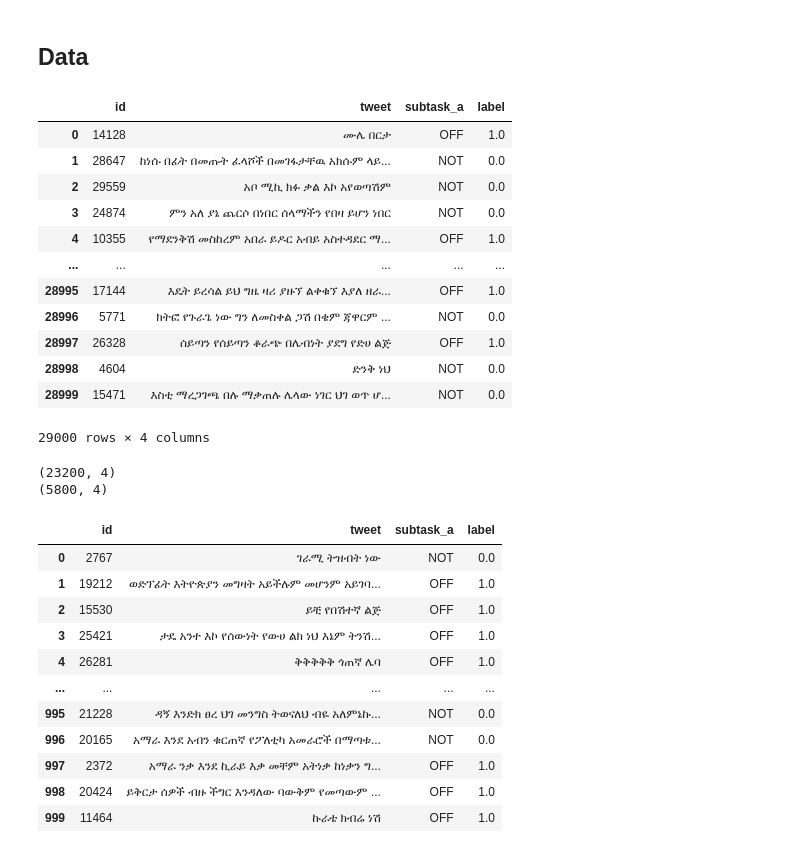
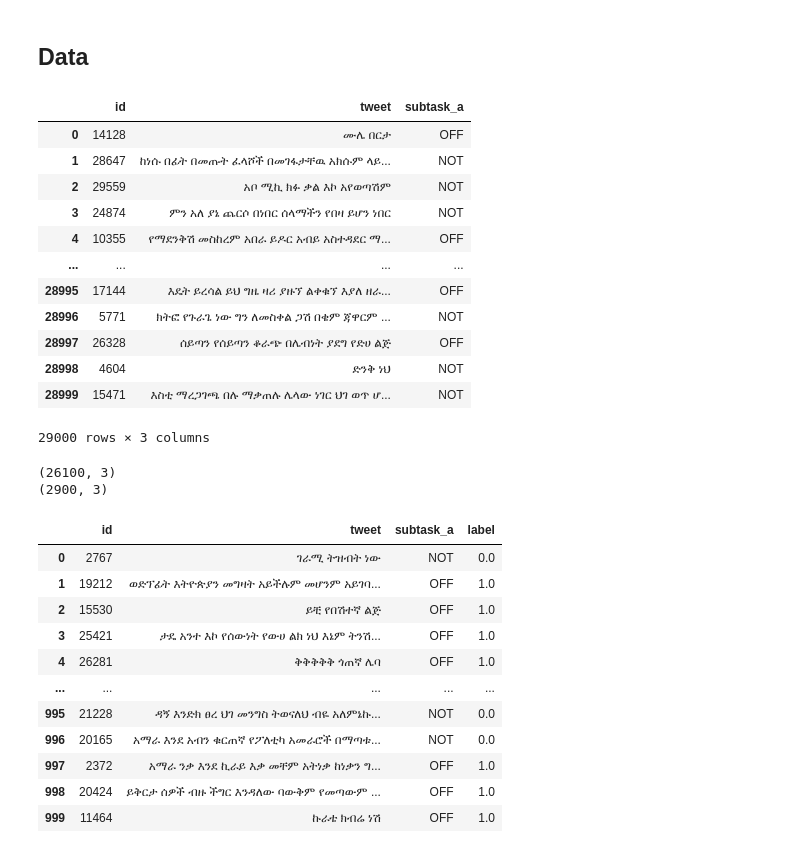
Before and after one commit to jcweaver/w266-project, a Jupyter notebook: mBERT_pytorch.ipynb, the cells around one changed output. Cells and saved outputs as stored; diff of their text form; code cells hidden in the pictures.

```diff
--- a/mBERT_pytorch.ipynb
+++ b/mBERT_pytorch.ipynb
@@ -41,26 +54,27 @@ from sklearn.model_selection import train_test_split
 # %% [markdown]
 ## Data
-# %%
-#Read in amharic data
-
-amharic_data = pd.read_csv('data/amharic/amharic_train.csv')
-
-#Creating new column with 0/1
-amharic_data["label"] = np.nan
-amharic_data.loc[(amharic_data["subtask_a"] == "OFF"), "label"] = 1
-amharic_data.loc[(amharic_data["subtask_a"] == "NOT"), "label"] = 0
-amharic_data
-# %% [output]
-|  | id | tweet | subtask_a | label |
-| 0 | 14128 | ሙሌ በርታ | OFF | 1.0 |
-| 1 | 28647 | ከነሱ በፊት በመጡት ፈላሾች በመገፋታቸዉ አክሱም ላይ... | NOT | 0.0 |
-| 2 | 29559 | አቦ ሚኪ ክፉ ቃል እኮ አየወጣሽም | NOT | 0.0 |
-| 3 | 24874 | ምን አለ ያኔ ጨርሶ በነበር ሰላማችን የበዛ ይሆን ነበር | NOT | 0.0 |
-| 4 | 10355 | የማደንቅሽ መስከረም አበራ ይዶር አብይ አስተዳደር ማ... | OFF | 1.0 |
-| ... | ... | ... | ... | ... |
-| 28995 | 17144 | እዴት ይረሳል ይህ ግዜ ዛሪ ያዙኘ ልቀቁኘ እያለ ዘራ... | OFF | 1.0 |
-| 28996 | 5771 | ክትፎ የጉራጌ ነው ግን ለመስቀል ጋሽ በቄም ጃዋርም ... | NOT | 0.0 |
-| 28997 | 26328 | ሰይጣን የሰይጣን ቆራጭ በሌብነት ያደግ የድሀ ልጅ | OFF | 1.0 |
-| 28998 | 4604 | ድንቅ ነህ | NOT | 0.0 |
-| 28999 | 15471 | እስቲ ማረጋገጫ በሉ ማቃጠሉ ሌላው ነገር ህገ ወጥ ሆ... | NOT | 0.0 |
-29000 rows × 4 columns
+# %%
+#Read in amharic data
+
+amharic_data = pd.read_csv('data/amharic/amharic_train.csv')
+
+#Read in synthetic data
+#amharic_data = pd.read_csv('data/new_amharic.csv')
+
+#Filter synthetic data out of train
+amharic_train = amharic_data[ pd.notna(amharic_data.id) ]
+amharic_train
+# %% [output]
+|  | id | tweet | subtask_a |
+| 0 | 14128 | ሙሌ በርታ | OFF |
+| 1 | 28647 | ከነሱ በፊት በመጡት ፈላሾች በመገፋታቸዉ አክሱም ላይ... | NOT |
+| 2 | 29559 | አቦ ሚኪ ክፉ ቃል እኮ አየወጣሽም | NOT |
+| 3 | 24874 | ምን አለ ያኔ ጨርሶ በነበር ሰላማችን የበዛ ይሆን ነበር | NOT |
+| 4 | 10355 | የማደንቅሽ መስከረም አበራ ይዶር አብይ አስተዳደር ማ... | OFF |
+| ... | ... | ... | ... |
+| 28995 | 17144 | እዴት ይረሳል ይህ ግዜ ዛሪ ያዙኘ ልቀቁኘ እያለ ዘራ... | OFF |
+| 28996 | 5771 | ክትፎ የጉራጌ ነው ግን ለመስቀል ጋሽ በቄም ጃዋርም ... | NOT |
+| 28997 | 26328 | ሰይጣን የሰይጣን ቆራጭ በሌብነት ያደግ የድሀ ልጅ | OFF |
+| 28998 | 4604 | ድንቅ ነህ | NOT |
+| 28999 | 15471 | እስቲ ማረጋገጫ በሉ ማቃጠሉ ሌላው ነገር ህገ ወጥ ሆ... | NOT |
+29000 rows × 3 columns
@@ -67,11 +94,11 @@ amharic_data
 # %%
-#Split into train/dev
-#amharic_train, amharic_dev = train_test_split(amharic_data, train_size=0.8)
-#print(amharic_train.shape)
-#print(amharic_dev.shape)
+#Split the train data into train/dev sets
+amharic_train, amharic_dev = train_test_split(amharic_train, train_size=0.9)
+print(amharic_train.shape)
+print(amharic_dev.shape)
 # %% [output]
-(23200, 4)
-(5800, 4)
+(26100, 3)
+(2900, 3)
 # %%
 #Read in test
 amharic_test = pd.read_csv("data/amharic/amharic_test_reserve.csv")
```
Also changed, not shown: parts of 37 cells of this notebook, 1 other file.
